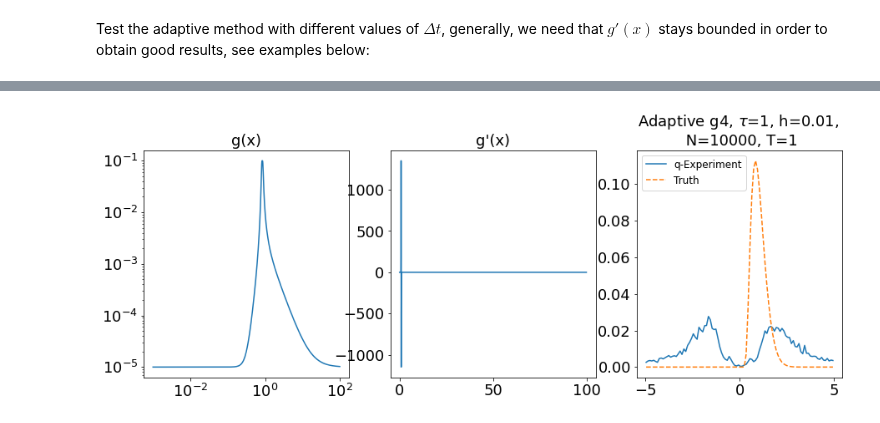
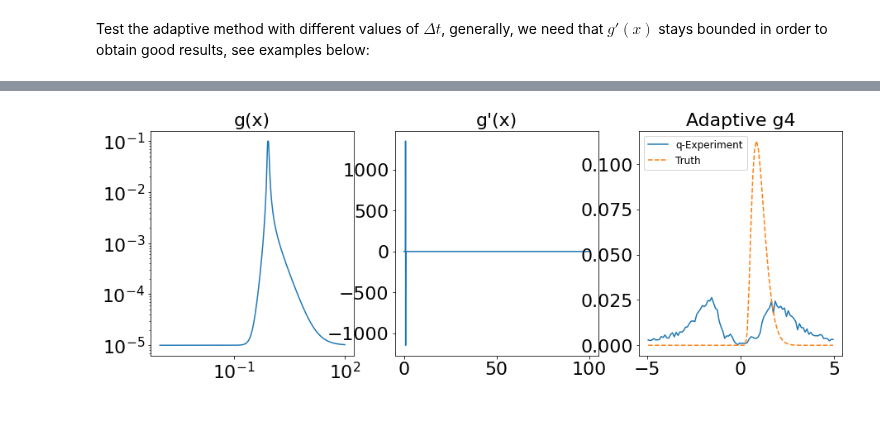
Before and after one commit to alixsleroy/WeakSDEapproximation, a Jupyter notebook: langevin_adaptive.ipynb, the cells around one changed output, grey strips where cells are left out. Cells and saved outputs as stored; diff of their text form; code cells hidden in the pictures.

```diff
--- a/langevin_adaptive.ipynb
+++ b/langevin_adaptive.ipynb
@@ -8,7 +8,7 @@ import numba as nb
 import time as time
 ## ---------------- Mathplotlib settings ----------------
 SMALL_SIZE = 12
-MEDIUM_SIZE = 18
+MEDIUM_SIZE = 22
 BIGGER_SIZE = 25
 
 plt.rc('font', size=MEDIUM_SIZE)          # controls default text sizes
@@ -181,7 +181,7 @@ ax3.legend()
 # %%
 #%time ytest=y_compile = DW_sde_fast(1000,3,10,0.01,20) # compile the function
 def plot_dist(y,tau,dt,n_samples,T,title,ax):
-    ax.set_title(str(title)+", $\\tau$="+str(tau)+", h="+str(dt)+", \n N="+str(n_samples)+", T="+str(T))
+    ax.set_title(str(title)) #+", $\\tau$="+str(tau)+", h="+str(dt)+", \n N="+str(n_samples)+", T="+str(T))
 
     #Plot 1
     histogram,bins = np.histogram(y,bins=100,range=[-5,5], density=True)
@@ -288,5 +287,5 @@ ax2.plot(x,gx4_test[1,::],label="g(x)")
 ax2.set_title("g'(x)")
 ## Compute the distribution
 %time y_adag4= IDW_nsample_ada4(n_samples,T,dt,dtbounds)
-plot_dist(y_adag4[::,0],tau,dt,n_samples,T,"Adaptive g4",ax3)
+plot_dist(y_adag4,tau,dt,n_samples,T,"Adaptive g4",ax3)
 # %% [output]
@@ -295,4 +294,4 @@ Wall time: 30.6 s
-[figure, old version]
+[figure, new version]
 # %%
 n_samples=10000
 dt=1
```
Also changed, not shown: parts of 35 cells of this notebook, 4 other files.
